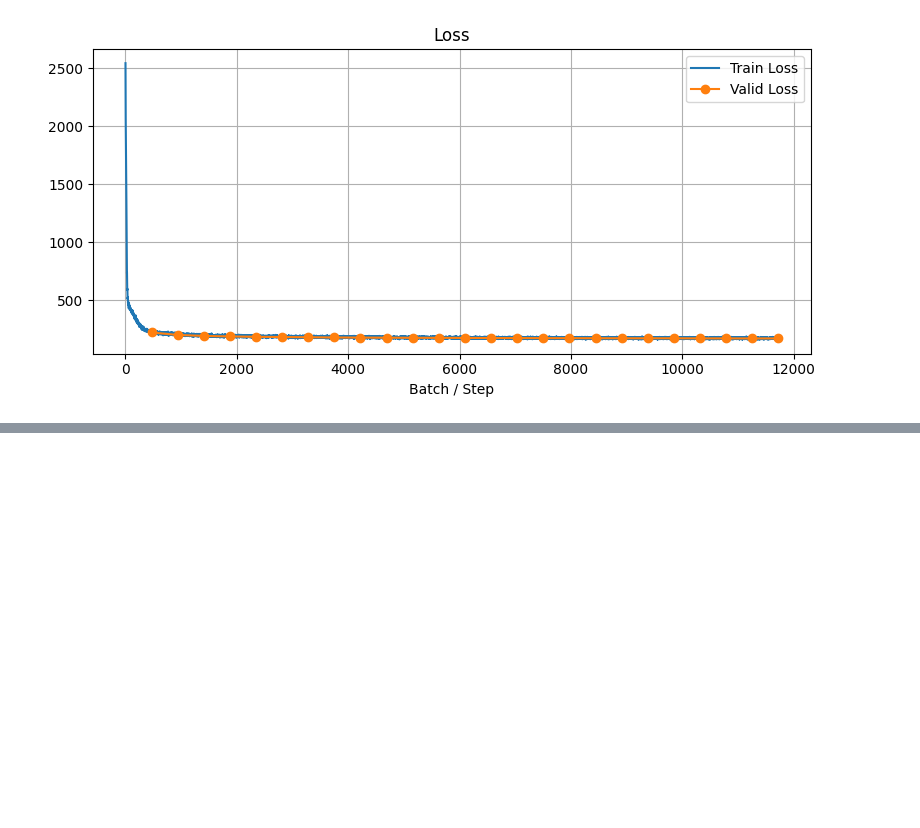
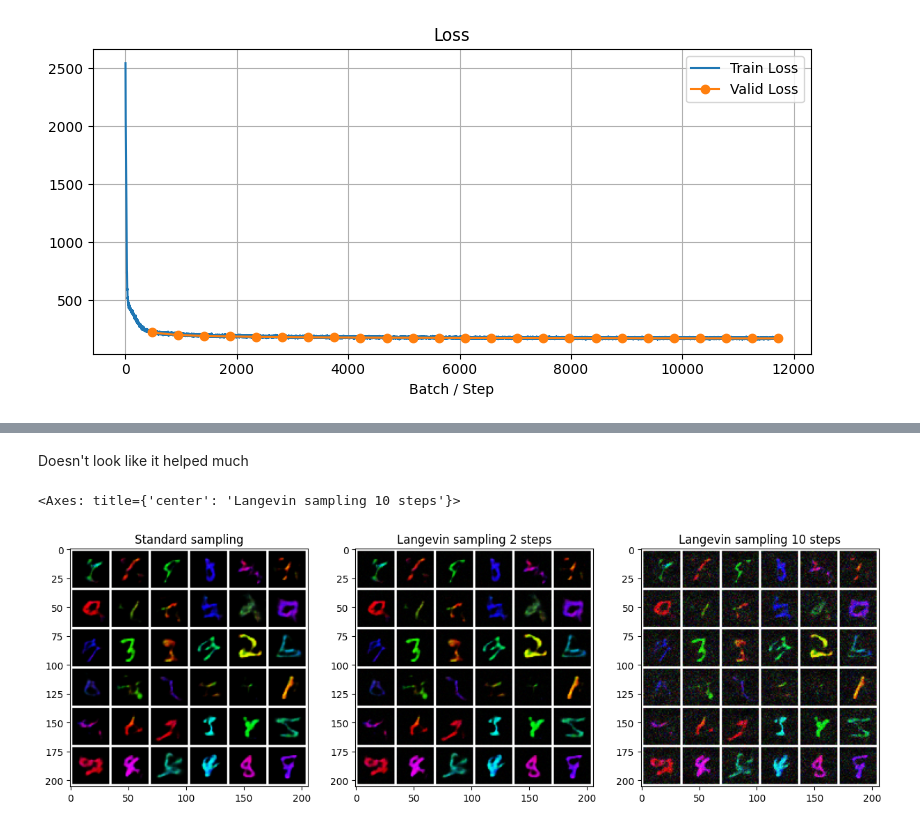
Before and after one commit to Stacey-bubi/vae-models, a Jupyter notebook: notebooks/iwae.ipynb, the cells around one changed output, grey strips where cells are left out. Saved outputs shown, nothing was run; the diff lists cells and outputs as text; code cells hidden in the pictures; blank space fills up the shorter version.

```diff
--- a/notebooks/iwae.ipynb
+++ b/notebooks/iwae.ipynb
@@ -95,0 +126,15 @@ show_imgs(trainer.model.sample(49), ax=ax)
+# %% [markdown]
+Doesn't look like it helped much
+# %%
+seed = 1
+n_samples, eps = 36, 4e-3
+axes = plt.subplots(ncols=3, figsize=(15,8))[1]
+random_seed(seed)
+show_imgs(model.sample(n_samples), axes[0], 'Standard sampling')
+random_seed(seed)
+show_imgs(model.langevin_sample(n=n_samples, eps=eps, n_steps=10), axes[1], "Langevin sampling 2 steps")
+random_seed(seed)
+show_imgs(model.langevin_sample(n=n_samples,eps=eps, n_steps=1_000), axes[2], "Langevin sampling 10 steps")
+# %% [output]
+<Axes: title={'center': 'Langevin sampling 10 steps'}>
+[figure, added]
```
Also changed, not shown: parts of 13 cells of this notebook, 7 other files.
